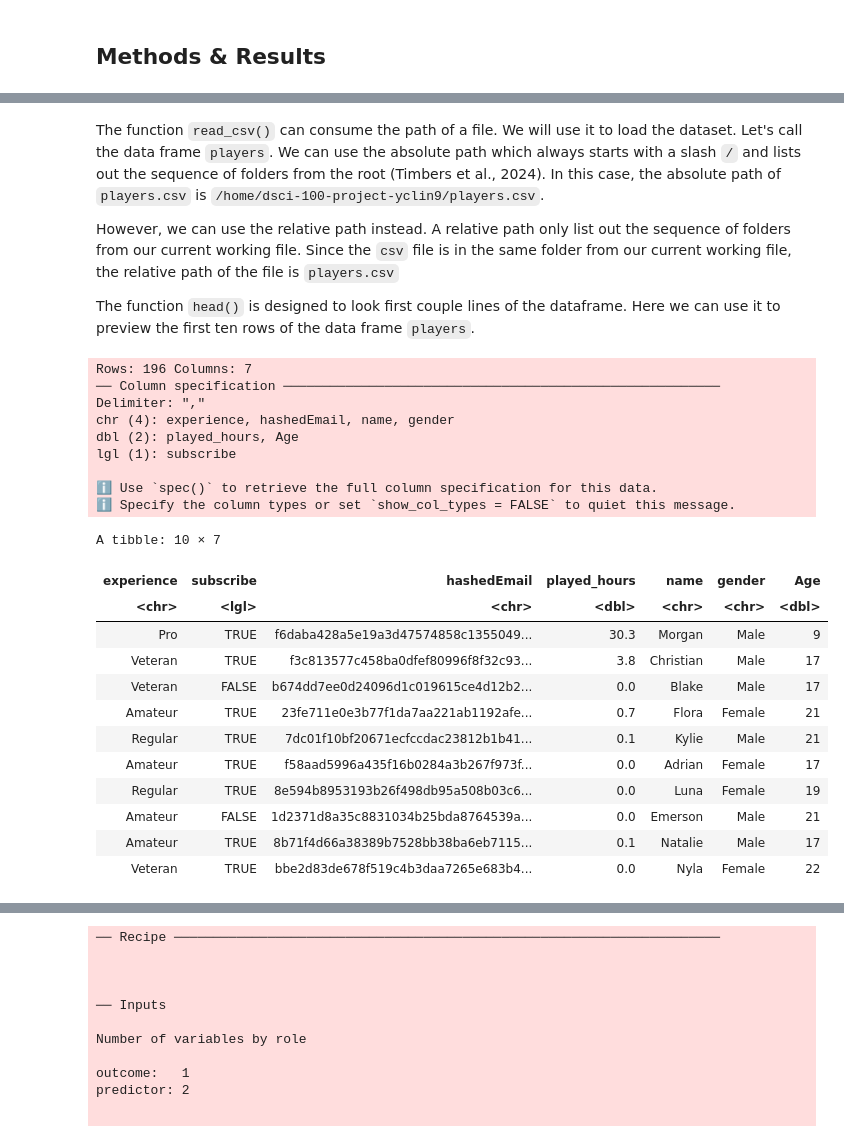
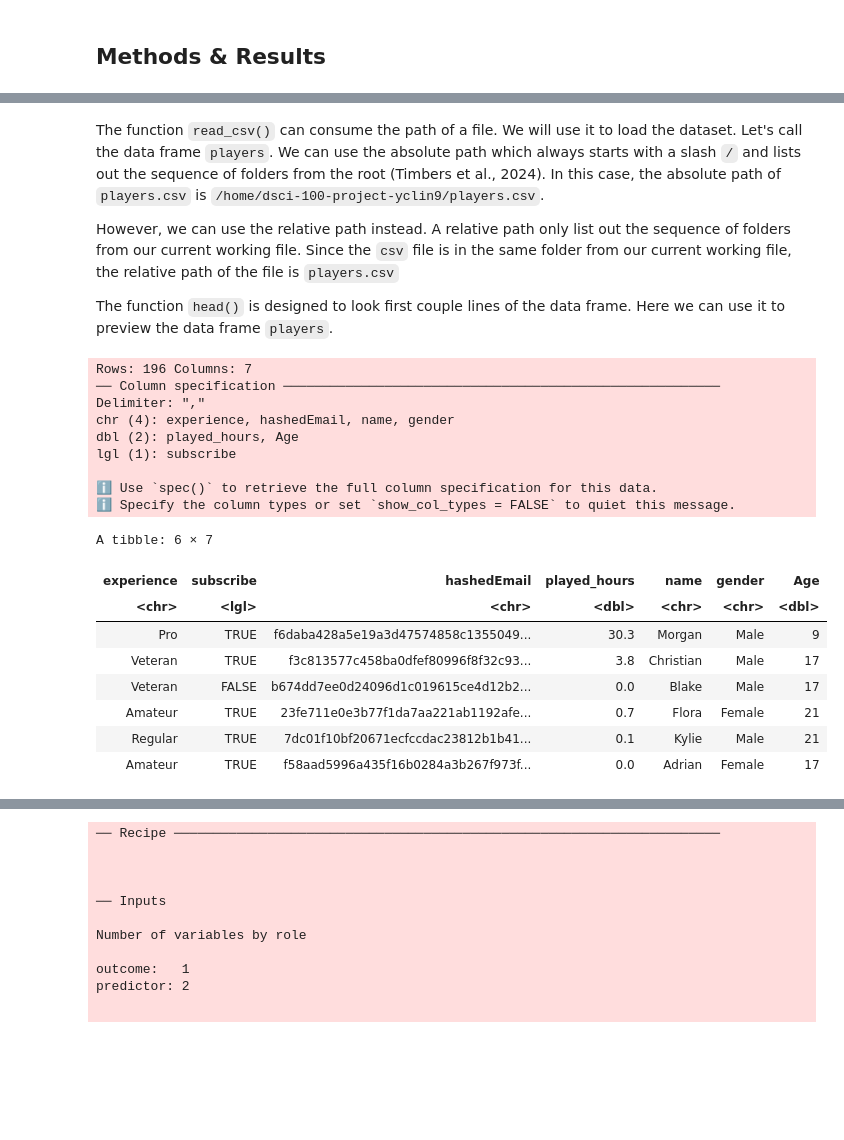
Before and after one commit to yclin9/dsci-100-project-yclin9, a Jupyter notebook: dsci-100-project-yclin9.ipynb, the cells around one changed output, grey strips where cells are left out. Saved outputs shown, nothing was run; the diff lists cells and outputs as text; code cells hidden in the pictures; blank space fills up the shorter version.

```diff
--- a/dsci-100-project-yclin9.ipynb
+++ b/dsci-100-project-yclin9.ipynb
@@ -50,31 +48,27 @@ library(tidymodels)
 
 <p>However, we can use the relative path instead. A relative path only list out the sequence of folders from our current working file. Since the <code>csv</code> file is in the same folder from our current working file, the relative path of the file is <code>players.csv</code></p>
 
-<p>The function <code>head()</code> is designed to look first couple lines of the dataframe. Here we can use it to preview the first ten rows of the data frame <code>players</code>.</p>
+<p>The function <code>head()</code> is designed to look first couple lines of the data frame. Here we can use it to preview the data frame <code>players</code>.</p>
 # %%
 players <- read_csv("players.csv")
-head(players, 10)
+head(players)
 # %% [output]
 Rows: 196 Columns: 7
 ── Column specification ────────────────────────────────────────────────────────
 Delimiter: ","
 chr (4): experience, hashedEmail, name, gender
 dbl (2): played_hours, Age
 lgl (1): subscribe
 
 ℹ Use `spec()` to retrieve the full column specification for this data.
 ℹ Specify the column types or set `show_col_types = FALSE` to quiet this message.
-A tibble: 10 × 7
+A tibble: 6 × 7
 | experience | subscribe | hashedEmail | played_hours | name | gender | Age |
 | <chr> | <lgl> | <chr> | <dbl> | <chr> | <chr> | <dbl> |
 | Pro | TRUE | f6daba428a5e19a3d47574858c1355049... | 30.3 | Morgan | Male | 9 |
 | Veteran | TRUE | f3c813577c458ba0dfef80996f8f32c93... | 3.8 | Christian | Male | 17 |
 | Veteran | FALSE | b674dd7ee0d24096d1c019615ce4d12b2... | 0.0 | Blake | Male | 17 |
 | Amateur | TRUE | 23fe711e0e3b77f1da7aa221ab1192afe... | 0.7 | Flora | Female | 21 |
 | Regular | TRUE | 7dc01f10bf20671ecfccdac23812b1b41... | 0.1 | Kylie | Male | 21 |
 | Amateur | TRUE | f58aad5996a435f16b0284a3b267f973f... | 0.0 | Adrian | Female | 17 |
-| Regular | TRUE | 8e594b8953193b26f498db95a508b03c6... | 0.0 | Luna | Female | 19 |
-| Amateur | FALSE | 1d2371d8a35c8831034b25bda8764539a... | 0.0 | Emerson | Male | 21 |
-| Amateur | TRUE | 8b71f4d66a38389b7528bb38ba6eb7115... | 0.1 | Natalie | Male | 17 |
-| Veteran | TRUE | bbe2d83de678f519c4b3daa7265e683b4... | 0.0 | Nyla | Female | 22 |
 # %% [markdown]
```
Also changed, not shown: parts of 34 cells of this notebook.
